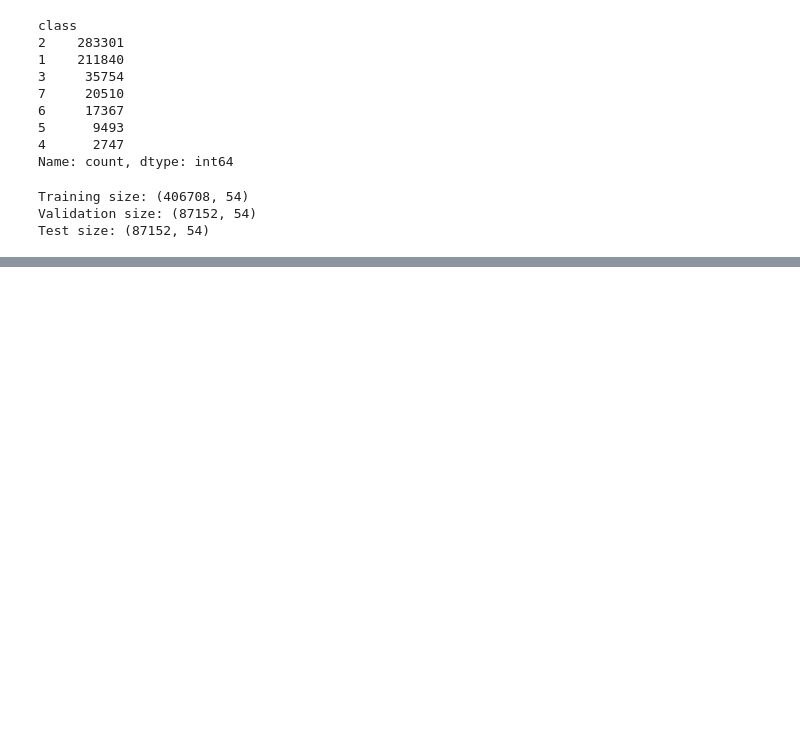
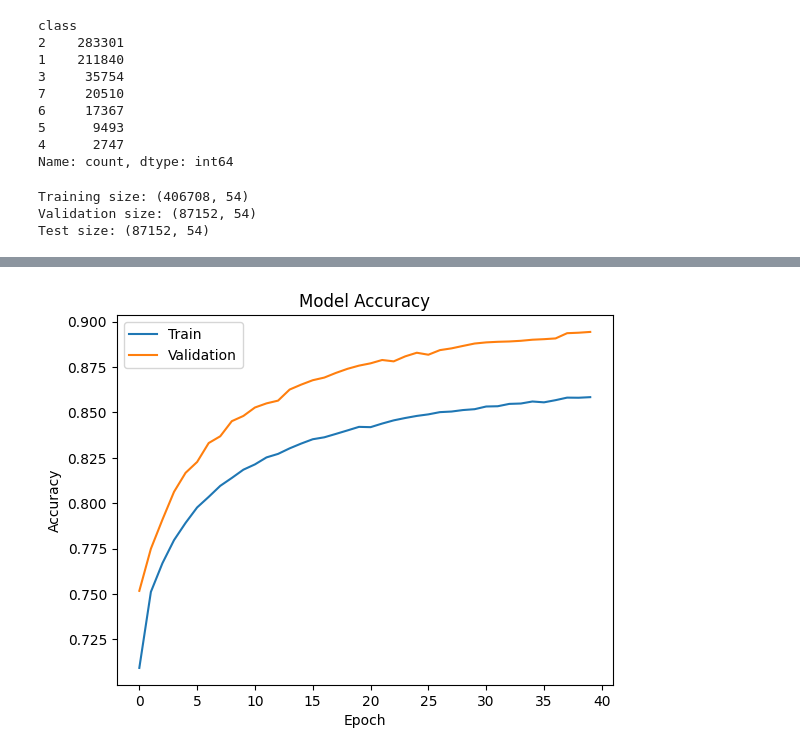
Before and after one commit to srikrishna725/forest-cover-classification, a Jupyter notebook: Forest_cover_Type-classification.ipynb, the cells around one changed output, grey strips where cells are left out. Saved outputs shown, nothing was run; the diff lists cells and outputs as text; code cells hidden in the pictures; blank space fills up the shorter version.

Commit message:
Train neural network model and add performance visualization (accuracy and loss plots)

```diff
--- a/Forest_cover_Type-classification.ipynb
+++ b/Forest_cover_Type-classification.ipynb
@@ -130,29 +130,32 @@ def design_model(features):
 
     model = Sequential()
 
-    input = InputLayer(shape=(features.shape[1],))
-    model.add(input)
+    model.add(InputLayer(shape=(features.shape[1],)))
+
+    model.add(Dense(256, activation='relu'))
+    model.add(Dropout(0.3))
 
     model.add(Dense(128, activation='relu'))
     model.add(Dropout(0.3))
 
     model.add(Dense(64, activation='relu'))
-    model.add(Dropout(0.3))
 
     model.add(Dense(32, activation='relu'))
 
-    model.add(Dense(7, activation='softmax'))   # 7 forest cover classes
+    model.add(Dense(7, activation='softmax'))
 
-    opt = Adam(learning_rate=0.001)
+    opt = Adam(learning_rate=0.0003)
 
     model.compile(
+        optimizer=opt,
         loss='sparse_categorical_crossentropy',
-        metrics=['accuracy'],
-        optimizer=opt
+        metrics=['accuracy']
     )
 
     return model
 # %%
+
+model = design_model(X_train)
 from tensorflow.keras.callbacks import EarlyStopping
 early_stop = EarlyStopping(
     monitor='val_loss',
@@ -190,0 +201,13 @@ Test Accuracy: 0.7843078970909119
+# %%
+import matplotlib.pyplot as plt
+plt.plot(history.history['accuracy'])
+plt.plot(history.history['val_accuracy'])
+
+plt.title("Model Accuracy")
+plt.ylabel("Accuracy")
+plt.xlabel("Epoch")
+plt.legend(["Train", "Validation"])
+
+plt.show()
+# %% [output]
+[figure, added]
```
Also changed, not shown: parts of 3 cells of this notebook.
